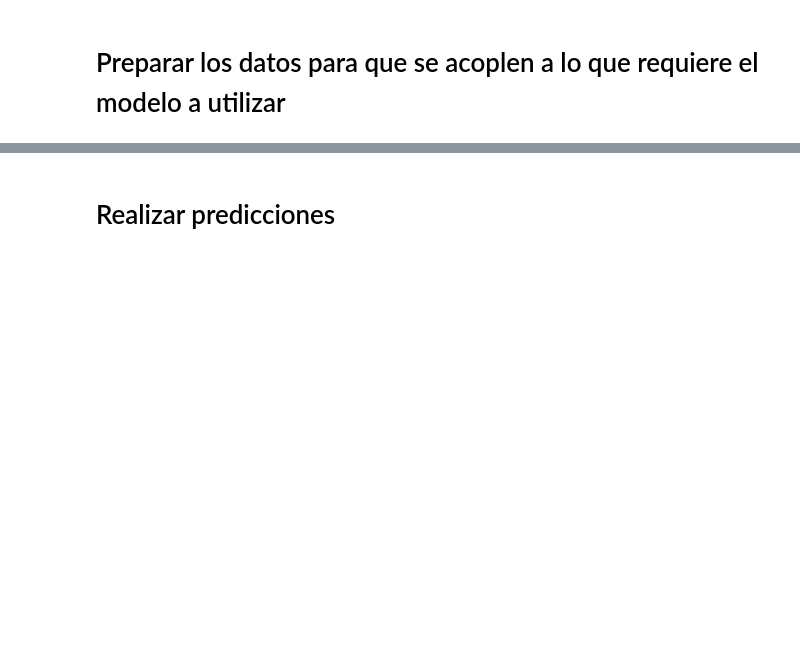
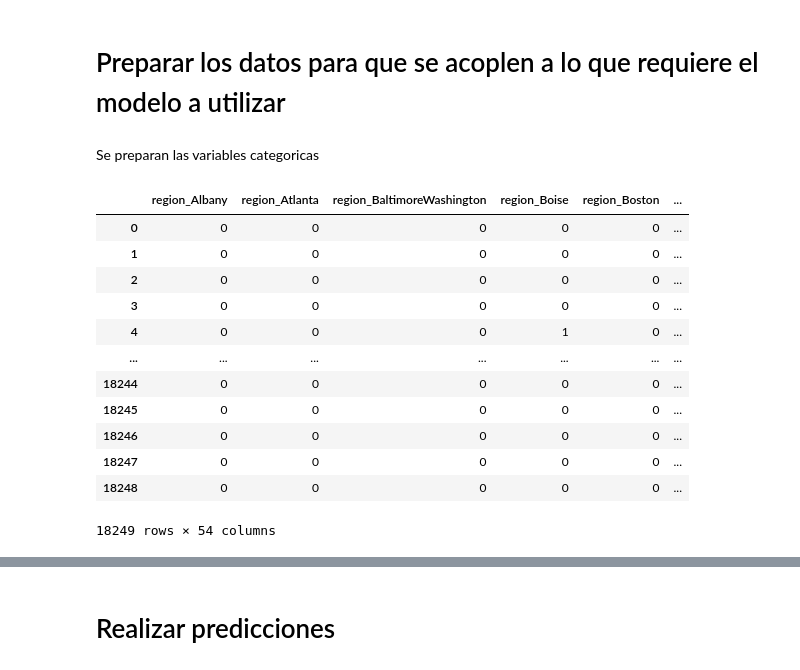
Before and after one commit to JosePabloPonce/laboratoiro-9-data-science, a Jupyter notebook: Lab 9 Prediccion precios aguacates.ipynb, the cells around one changed output, grey strips where cells are left out. Cells and saved outputs as stored; diff of their text form; code cells hidden in the pictures; blank space fills up the shorter version.

```diff
--- a/Lab 9 Prediccion precios aguacates.ipynb
+++ b/Lab 9 Prediccion precios aguacates.ipynb
@@ -165,3 +165,23 @@ dataframe.groupby("year")["AveragePrice"].sum().sort_values(ascending=False).plo
 [figure]
 # %% [markdown]
 # Preparar los datos para que se acoplen a lo que requiere el modelo a utilizar
+# %% [markdown]
+Se preparan las variables categoricas
+# %%
+dataframe['region'] = pd.Categorical(dataframe['region'])
+dfDummies_region = pd.get_dummies(dataframe['region'], prefix = 'region')
+dfDummies_region
+# %% [output]
+|  | region_Albany | region_Atlanta | region_BaltimoreWashington | region_Boise | region_Boston | ... |
+| 0 | 0 | 0 | 0 | 0 | 0 | ... |
+| 1 | 0 | 0 | 0 | 0 | 0 | ... |
+| 2 | 0 | 0 | 0 | 0 | 0 | ... |
+| 3 | 0 | 0 | 0 | 0 | 0 | ... |
+| 4 | 0 | 0 | 0 | 1 | 0 | ... |
+| ... | ... | ... | ... | ... | ... | ... |
+| 18244 | 0 | 0 | 0 | 0 | 0 | ... |
+| 18245 | 0 | 0 | 0 | 0 | 0 | ... |
+| 18246 | 0 | 0 | 0 | 0 | 0 | ... |
+| 18247 | 0 | 0 | 0 | 0 | 0 | ... |
+| 18248 | 0 | 0 | 0 | 0 | 0 | ... |
+18249 rows × 54 columns
```
Also changed, not shown: parts of 2 cells of this notebook.
